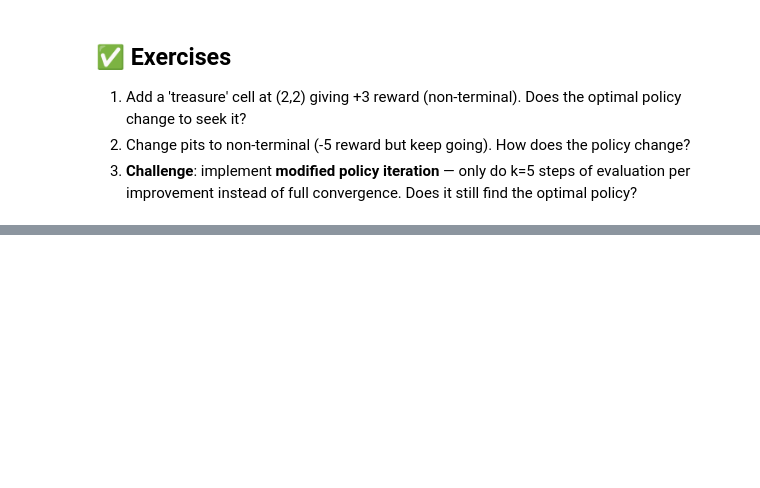
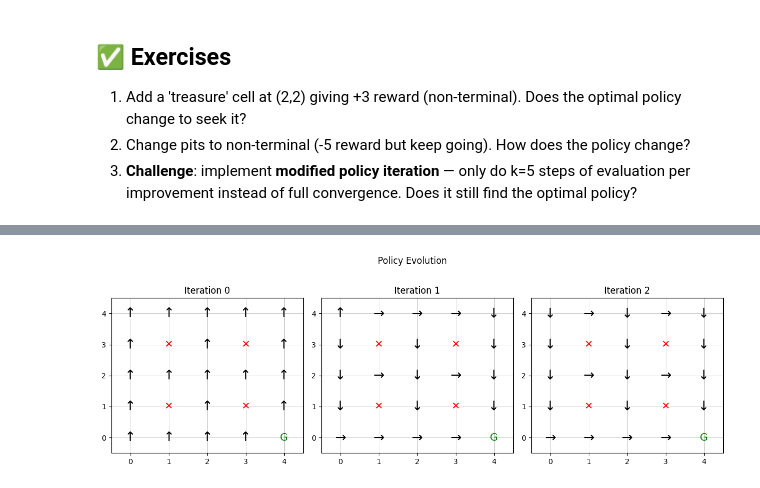
Before and after one commit to J-K-O-Dev/SoC-RL, a Jupyter notebook: Week 4/02_policy_iteration.ipynb, the cells around one changed output, grey strips where cells are left out. Drawn from its saved outputs; the diff is of its cells as text; code cells hidden in the pictures; blank space fills up the shorter version.

```diff
--- a/Week 4/02_policy_iteration.ipynb
+++ b/Week 4/02_policy_iteration.ipynb
@@ -107,0 +161,23 @@ plt.tight_layout(); plt.show()
+# %%
+import numpy as np
+import matplotlib.pyplot as plt
+np.random.seed(0)
+
+class GridWorld_custom:
+    ACTIONS = {0:(-1,0), 1:(1,0), 2:(0,-1), 3:(0,1)}
+    ACTION_SYMBOLS = {0:'↑', 1:'↓', 2:'←', 3:'→'}
+    def __init__(self, size=5):
+        self.size=size; self.start=(0,0); self.goal=(size-1,size-1)
+        self.pits={(1,1),(1,3),(3,1),(3,3)}
+    def n_states(self): return self.size**2
+    def n_actions(self): return 4
+    def transitions(self, s, a):
+        r,c = divmod(s, self.size)
+        dr,dc = self.ACTIONS[a]
+        nr=max(0,min(self.size-1,r+dr)); nc=max(0,min(self.size-1,c+dc))
+        ns=nr*self.size+nc
+        if (nr,nc)==self.goal:      return [(1.0,ns,+10.0,True)]
+        if (nr,nc) in self.pits:    return [(1.0,ns,-5.0,False)]
+        return [(1.0,ns,-0.1,False)]
+
+env_c = GridWorld_custom()
@@ -107,0 +188,18 @@ plt.tight_layout(); plt.show()
+# %%
+# Show policy evolution
+n_iters = len(pol_hist)
+fig, axes = plt.subplots(1, n_iters, figsize=(4*n_iters, 4))
+if n_iters == 1: axes = [axes]
+for ax, (pi, title) in enumerate(zip(pol_hist, [f'Iter {i}' for i in range(n_iters)])):
+    axes[ax].set_xlim(-0.5, 4.5); axes[ax].set_ylim(-0.5, 4.5)
+    axes[ax].set_xticks(range(5)); axes[ax].set_yticks(range(5))
+    axes[ax].grid(True, linewidth=0.5)
+    for s in range(25):
+        r, c = divmod(s, 5)
+        if (r,c) == env_c.goal:         axes[ax].text(c, 4-r, 'G', ha='center', va='center', fontsize=14, color='green')
+        elif (r,c) in env_c.pits:       axes[ax].text(c, 4-r, '✕', ha='center', va='center', fontsize=14, color='red')
+        else:                         axes[ax].text(c, 4-r, env.ACTION_SYMBOLS[pol_hist[ax][s]], ha='center', va='center', fontsize=18)
+    axes[ax].set_title(f'Iteration {ax}')
+plt.suptitle('Policy Evolution', y=1.02); plt.tight_layout(); plt.show()
+# %% [output]
+[figure, added]
```
Also changed, not shown: parts of 16 cells of this notebook, 6 other files.
